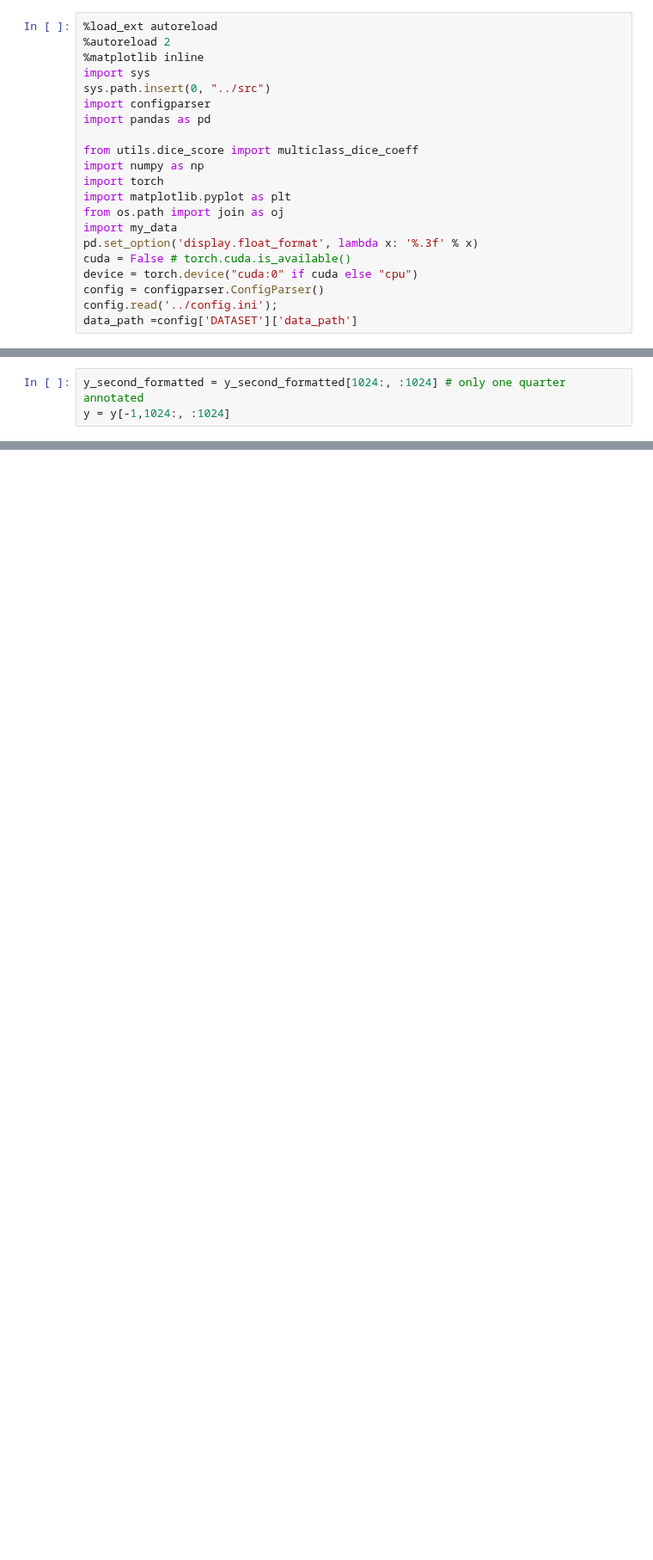
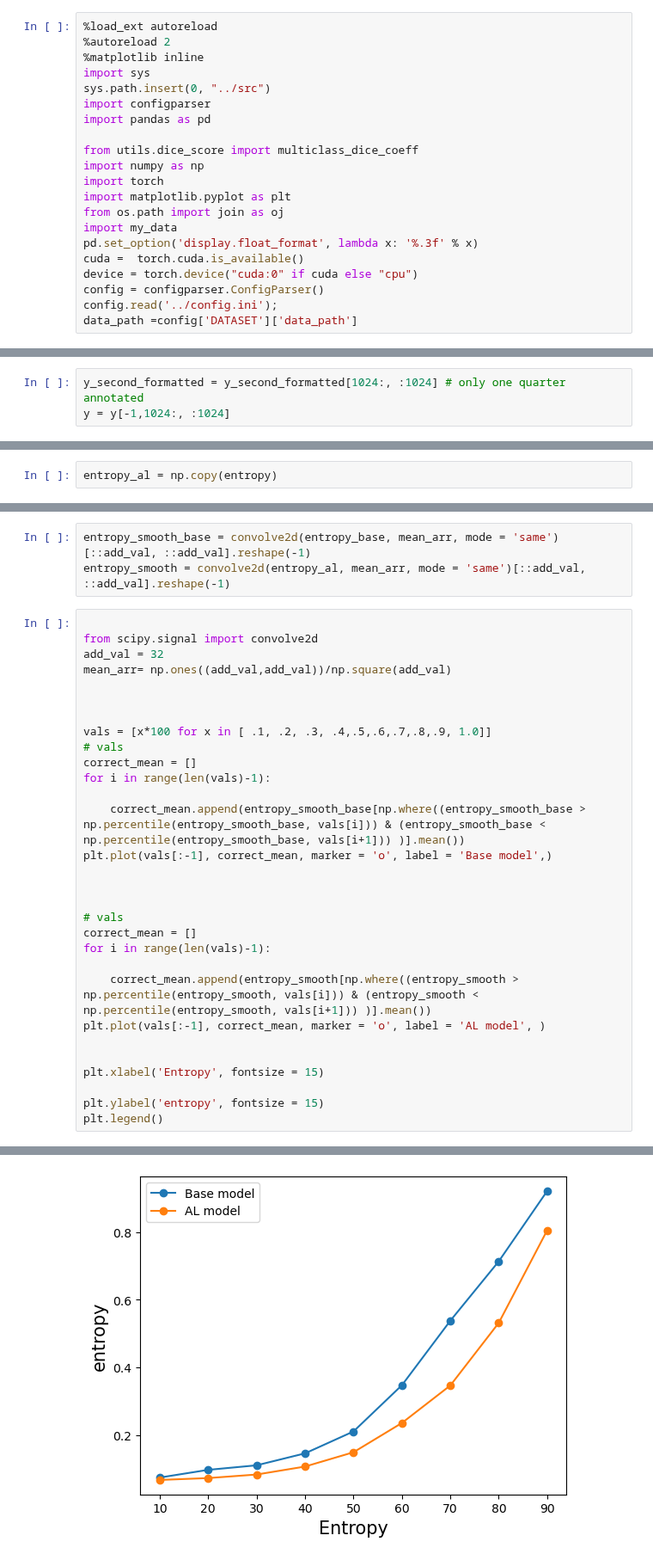
Before and after one commit to laura-rieger/segmenter, a Jupyter notebook: notebooks/Repeat annotation.ipynb, the cells around one changed output, grey strips where cells are left out. Shown at 86% size. Drawn from its saved outputs; the diff is of its cells as text; blank space fills up the shorter version.

```diff
--- a/notebooks/Repeat annotation.ipynb
+++ b/notebooks/Repeat annotation.ipynb
@@ -14,7 +14,7 @@ import matplotlib.pyplot as plt
 from os.path import join as oj
 import my_data
 pd.set_option('display.float_format', lambda x: '%.3f' % x)
-cuda = False # torch.cuda.is_available()
+cuda =  torch.cuda.is_available()
 device = torch.device("cuda:0" if cuda else "cpu")
 config = configparser.ConfigParser()
 config.read('../config.ini');
@@ -121,0 +148,2 @@ axes[4].imshow(y_second_formatted != output.argmax(0))
+# %%
+entropy_al = np.copy(entropy)
@@ -121,0 +162,34 @@ axes[4].imshow(y_second_formatted != output.argmax(0))
+# %%
+entropy_smooth_base = convolve2d(entropy_base, mean_arr, mode = 'same')[::add_val, ::add_val].reshape(-1)
+entropy_smooth = convolve2d(entropy_al, mean_arr, mode = 'same')[::add_val, ::add_val].reshape(-1)
+# %%
+
+from scipy.signal import convolve2d
+add_val = 32
+mean_arr= np.ones((add_val,add_val))/np.square(add_val)
+
+
+
+vals = [x*100 for x in [ .1, .2, .3, .4,.5,.6,.7,.8,.9, 1.0]]
+# vals
+correct_mean = []
+for i in range(len(vals)-1):
+
+    correct_mean.append(entropy_smooth_base[np.where((entropy_smooth_base > np.percentile(entropy_smooth_base, vals[i])) & (entropy_smooth_base < np.percentile(entropy_smooth_base, vals[i+1])) )].mean())
+plt.plot(vals[:-1], correct_mean, marker = 'o', label = 'Base model',)
+
+
+
+# vals
+correct_mean = []
+for i in range(len(vals)-1):
+
+    correct_mean.append(entropy_smooth[np.where((entropy_smooth > np.percentile(entropy_smooth, vals[i])) & (entropy_smooth < np.percentile(entropy_smooth, vals[i+1])) )].mean())
+plt.plot(vals[:-1], correct_mean, marker = 'o', label = 'AL model', )
+
+
+plt.xlabel('Entropy', fontsize = 15)
+
+plt.ylabel('entropy', fontsize = 15)
+plt.legend()
+# %% [output]
@@ -121,0 +197 @@ axes[4].imshow(y_second_formatted != output.argmax(0))
+[figure, added]
```
Also changed, not shown: parts of 28 cells of this notebook, 9 other files.
